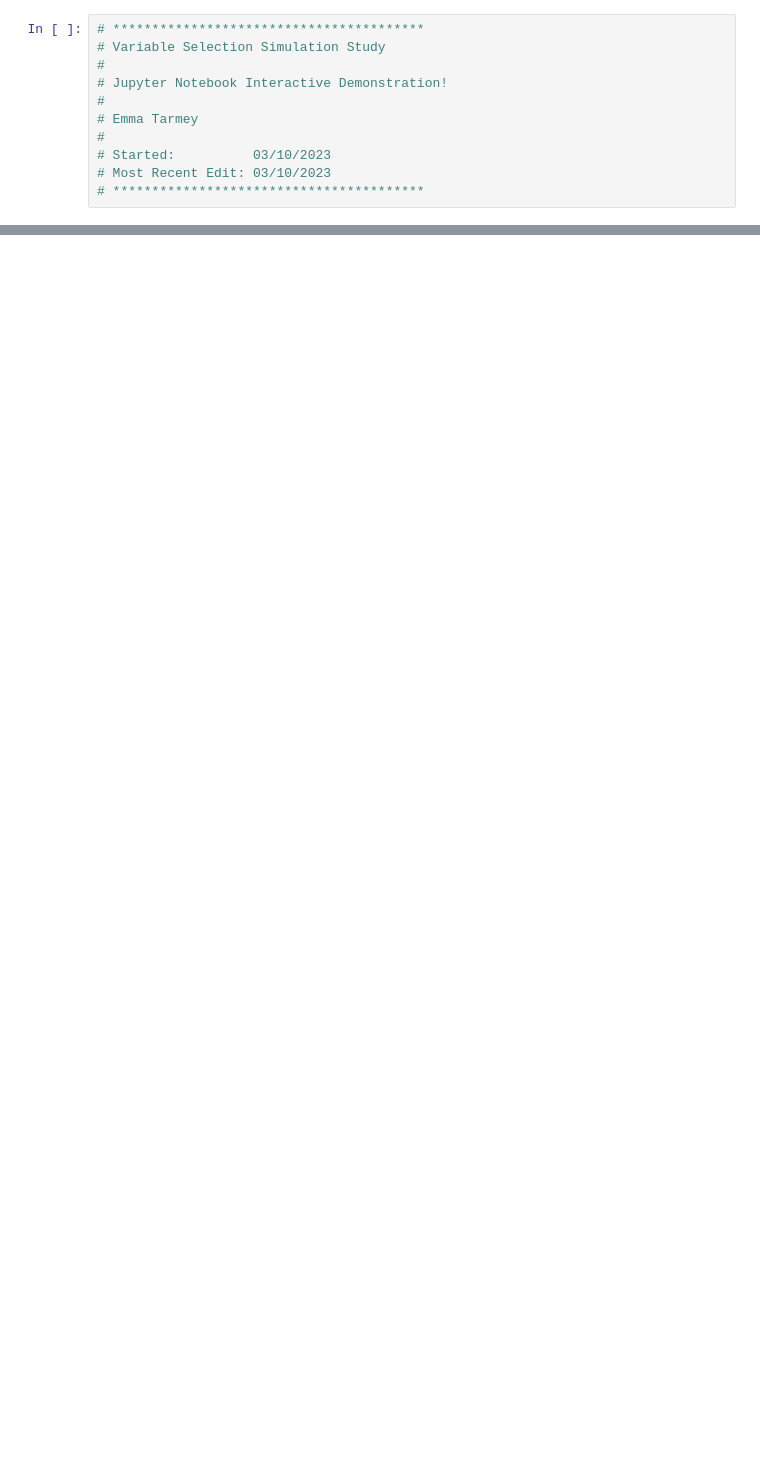
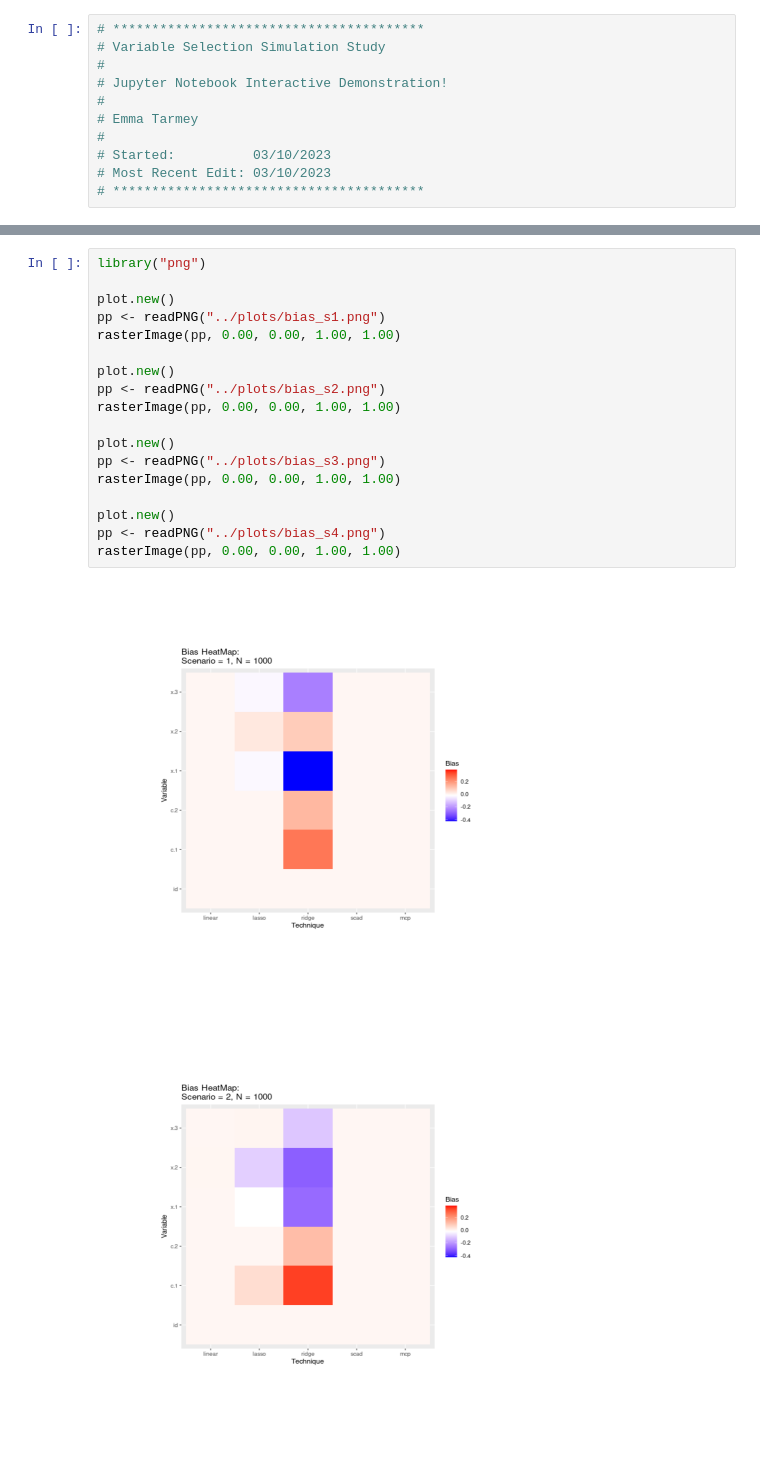
Before and after one commit to RaspberryEmma/Model-Selection-Sim-Study, a Jupyter notebook: Jupyter/Run_Sim.ipynb, the cells around one changed output, grey strips where cells are left out. Cells and saved outputs as stored; diff of their text form; blank space fills up the shorter version.

```diff
--- a/Jupyter/Run_Sim.ipynb
+++ b/Jupyter/Run_Sim.ipynb
@@ -17,0 +161,21 @@ source("../R/generate_data.R")
+# %%
+library("png")
+
+plot.new()
+pp <- readPNG("../plots/bias_s1.png")
+rasterImage(pp, 0.00, 0.00, 1.00, 1.00)
+
+plot.new()
+pp <- readPNG("../plots/bias_s2.png")
+rasterImage(pp, 0.00, 0.00, 1.00, 1.00)
+
+plot.new()
+pp <- readPNG("../plots/bias_s3.png")
+rasterImage(pp, 0.00, 0.00, 1.00, 1.00)
+
+plot.new()
+pp <- readPNG("../plots/bias_s4.png")
+rasterImage(pp, 0.00, 0.00, 1.00, 1.00)
+# %% [output]
+[figure, added]
+[figure, added]
```
Also changed, not shown: parts of 6 cells of this notebook, 7 other files.
